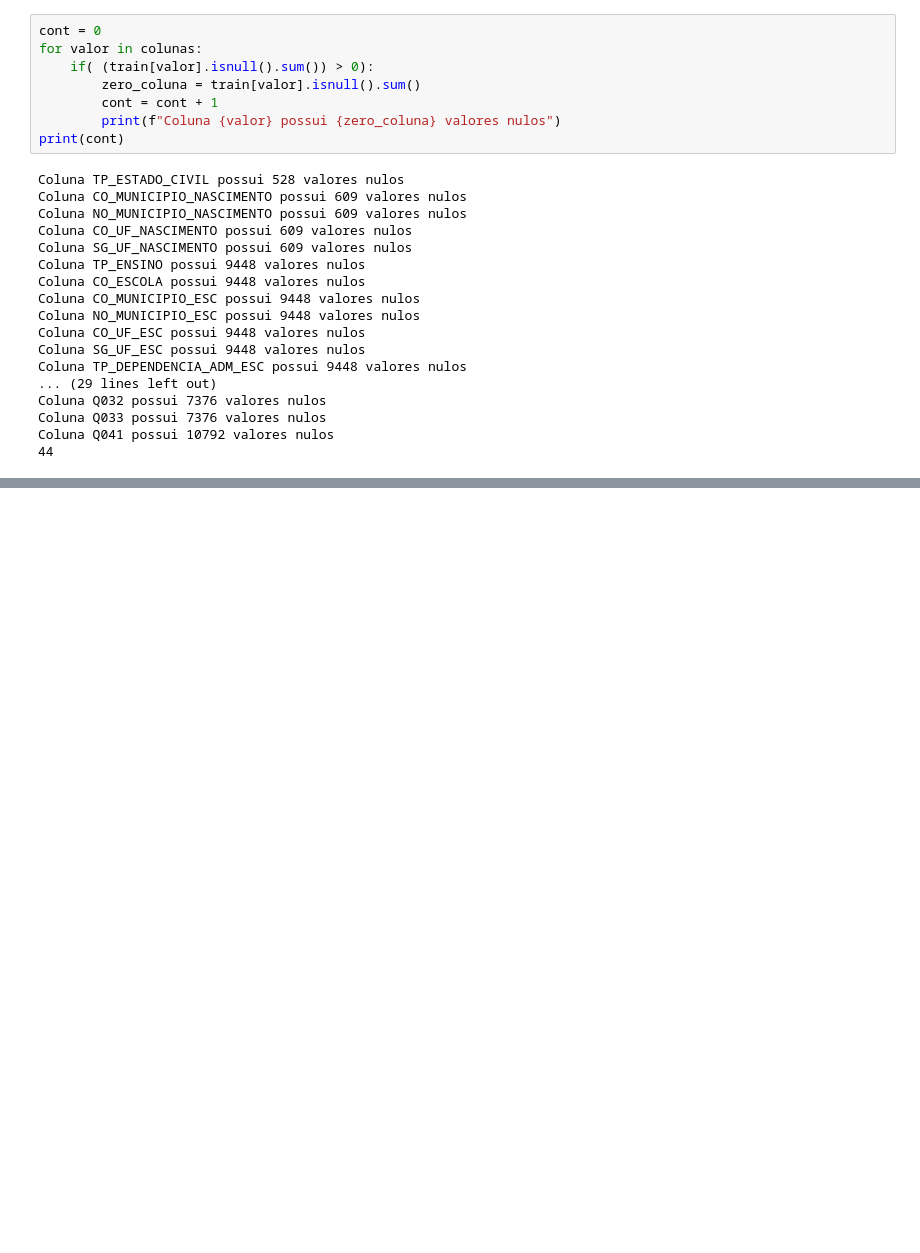
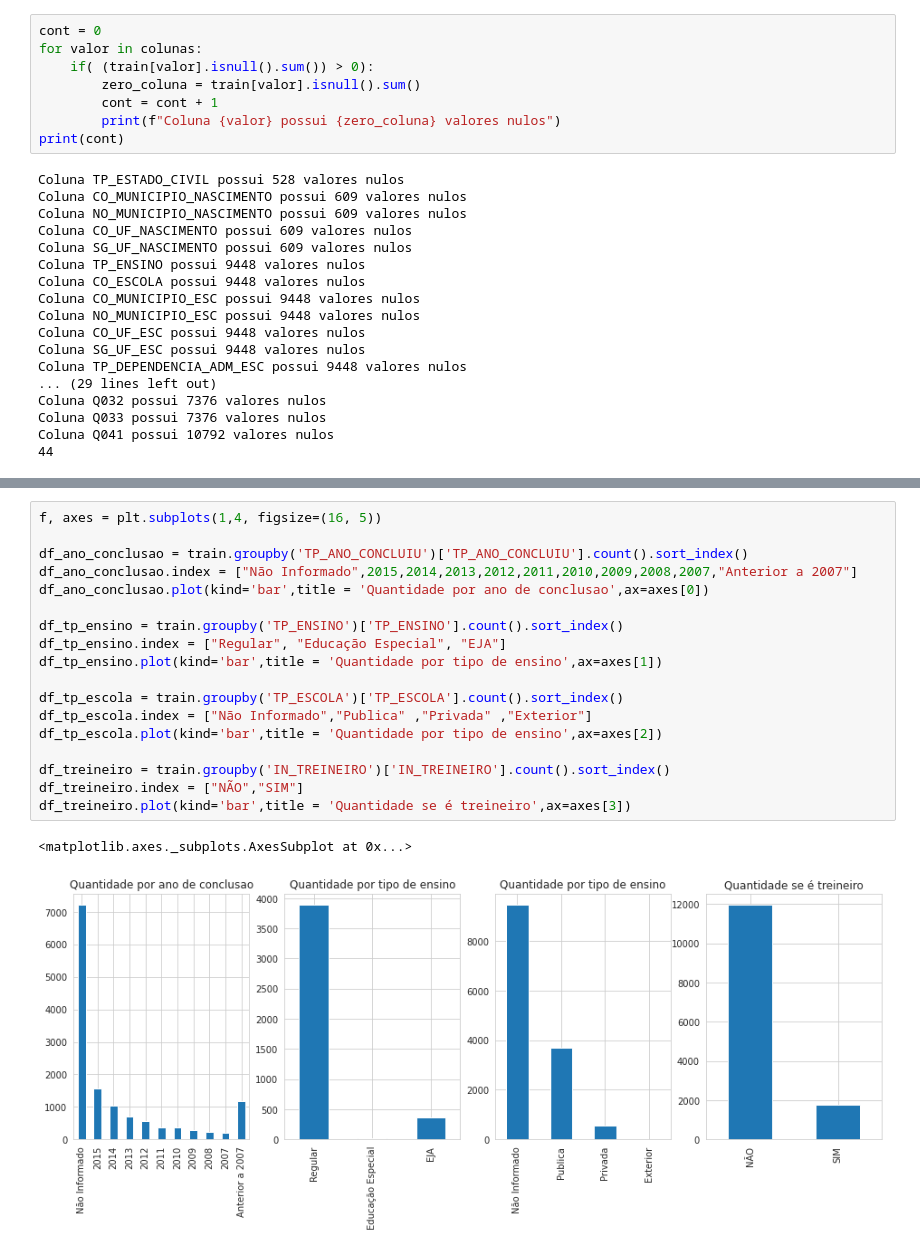
Before and after one commit to RobsonCrLira/CodenationDesafio, a Jupyter notebook: Analise_enem.ipynb, the cells around one changed output, grey strips where cells are left out. Cells and saved outputs as stored; diff of their text form; blank space fills up the shorter version.

```diff
--- a/Analise_enem.ipynb
+++ b/Analise_enem.ipynb
@@ -138,0 +138,21 @@ Name: NU_NOTA_MT, dtype: float64
+# %%
+f, axes = plt.subplots(1,4, figsize=(16, 5))
+
+df_ano_conclusao = train.groupby('TP_ANO_CONCLUIU')['TP_ANO_CONCLUIU'].count().sort_index()
+df_ano_conclusao.index = ["Não Informado",2015,2014,2013,2012,2011,2010,2009,2008,2007,"Anterior a 2007"]
+df_ano_conclusao.plot(kind='bar',title = 'Quantidade por ano de conclusao',ax=axes[0])
+
+df_tp_ensino = train.groupby('TP_ENSINO')['TP_ENSINO'].count().sort_index()
+df_tp_ensino.index = ["Regular", "Educação Especial", "EJA"]
+df_tp_ensino.plot(kind='bar',title = 'Quantidade por tipo de ensino',ax=axes[1])
+
+df_tp_escola = train.groupby('TP_ESCOLA')['TP_ESCOLA'].count().sort_index()
+df_tp_escola.index = ["Não Informado","Publica" ,"Privada" ,"Exterior"]
+df_tp_escola.plot(kind='bar',title = 'Quantidade por tipo de ensino',ax=axes[2])
+
+df_treineiro = train.groupby('IN_TREINEIRO')['IN_TREINEIRO'].count().sort_index()
+df_treineiro.index = ["NÃO","SIM"]
+df_treineiro.plot(kind='bar',title = 'Quantidade se é treineiro',ax=axes[3])
+# %% [output]
+<matplotlib.axes._subplots.AxesSubplot at 0x...>
+[figure, added]
```
Also changed, not shown: parts of 5 cells of this notebook.
